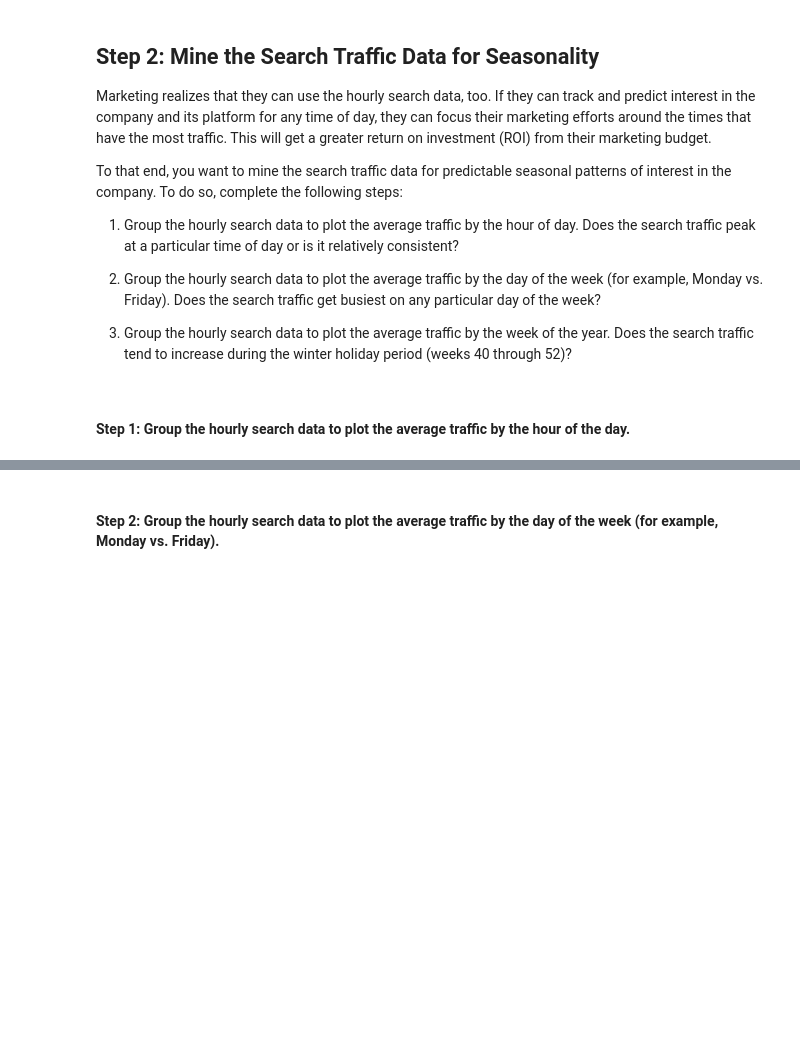
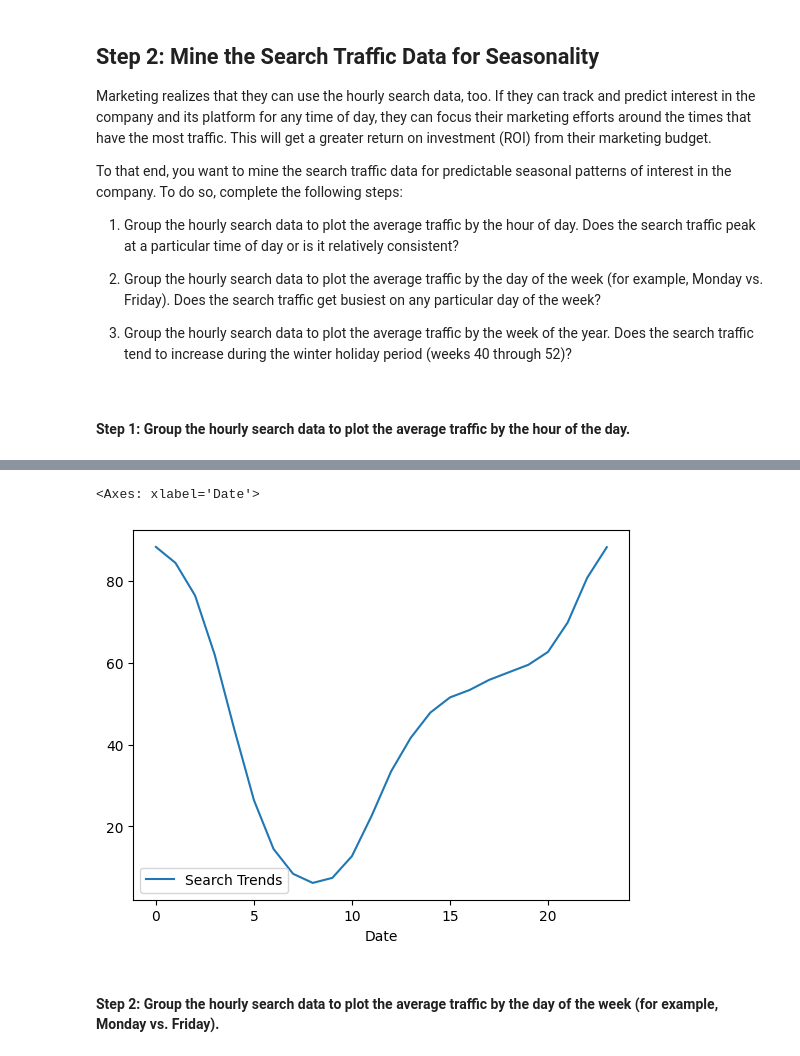
Before and after one commit to ncmoliver/prophet-challenge, a Jupyter notebook: forecasting_net_prophet.ipynb, the cells around one changed output, grey strips where cells are left out. Saved outputs shown, nothing was run; the diff lists cells and outputs as text; code cells hidden in the pictures; blank space fills up the shorter version.

```diff
--- a/forecasting_net_prophet.ipynb
+++ b/forecasting_net_prophet.ipynb
@@ -161,5 +171,10 @@ To that end, you want to mine the search traffic data for predictable seasonal p
 # %%
 # Group the hourly search data to plot the average traffic by the day of week, using `df.index.hour`
+hourly_search_data = df_mercado_trends.groupby(df_mercado_trends.index.hour).mean()
+hourly_search_data.plot()
+# %% [output]
+<Axes: xlabel='Date'>
+[figure, added]
 # %% [markdown]
 #### Step 2: Group the hourly search data to plot the average traffic by the day of the week (for example, Monday vs. Friday).
 # %%
```
Also changed, not shown: parts of 13 cells of this notebook.
